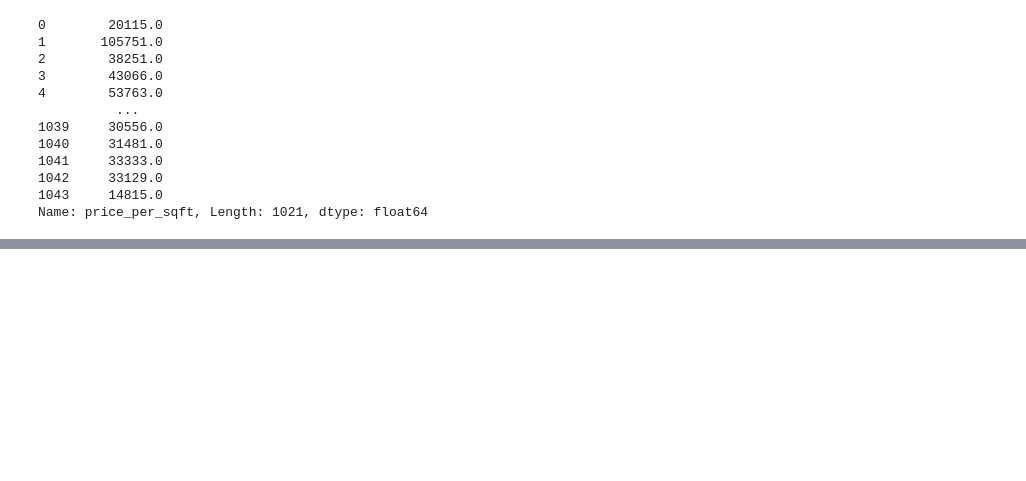
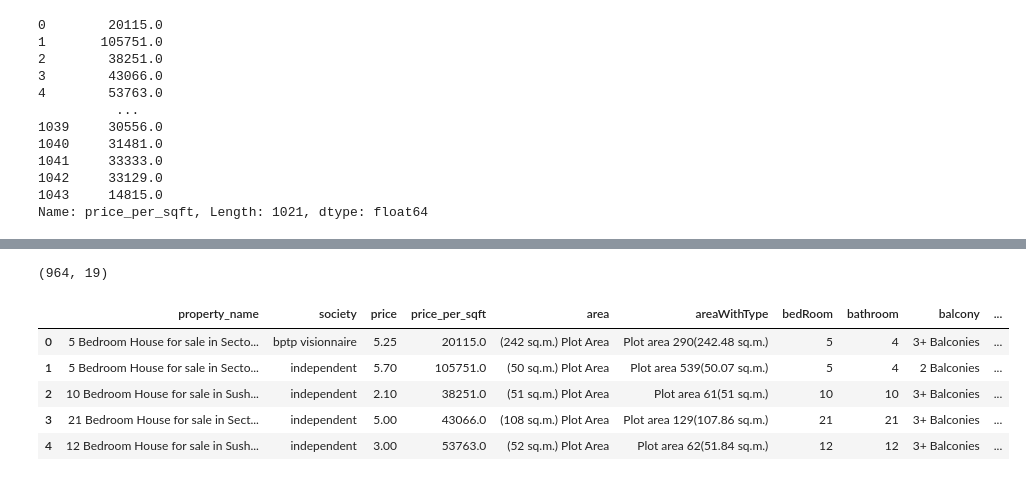
Before and after one commit to srinu-nayak/Real-Estate-House-Price-Prediction, a Jupyter notebook: data-preprocessing-houses.ipynb, the cells around one changed output, grey strips where cells are left out. Saved outputs shown, nothing was run; the diff lists cells and outputs as text; code cells hidden in the pictures; blank space fills up the shorter version.

Commit message:
cleaned bedroom and bathroom columns

```diff
--- a/data-preprocessing-houses.ipynb
+++ b/data-preprocessing-houses.ipynb
@@ -139,0 +155,18 @@ Name: price_per_sqft, Length: 1021, dtype: float64
+# %%
+df = df[~df['bedRoom'].isnull()]
+# %%
+df.shape
+# %% [output]
+(964, 19)
+# %%
+df['bedRoom'] = df['bedRoom'].str.split().str.get(0).astype('int')
+# %%
+df.head()
+df['bathroom'] = df['bathroom'].str.split().str.get(0).astype('int')
+# %% [output]
+|  | property_name | society | price | price_per_sqft | area | areaWithType | bedRoom | bathroom | balcony | ... |
+| 0 | 5 Bedroom House for sale in Secto... | bptp visionnaire | 5.25 | 20115.0 | (242 sq.m.) Plot Area | Plot area 290(242.48 sq.m.) | 5 | 4 | 3+ Balconies | ... |
+| 1 | 5 Bedroom House for sale in Secto... | independent | 5.70 | 105751.0 | (50 sq.m.) Plot Area | Plot area 539(50.07 sq.m.) | 5 | 4 | 2 Balconies | ... |
+| 2 | 10 Bedroom House for sale in Sush... | independent | 2.10 | 38251.0 | (51 sq.m.) Plot Area | Plot area 61(51 sq.m.) | 10 | 10 | 3+ Balconies | ... |
+| 3 | 21 Bedroom House for sale in Sect... | independent | 5.00 | 43066.0 | (108 sq.m.) Plot Area | Plot area 129(107.86 sq.m.) | 21 | 21 | 3+ Balconies | ... |
+| 4 | 12 Bedroom House for sale in Sush... | independent | 3.00 | 53763.0 | (52 sq.m.) Plot Area | Plot area 62(51.84 sq.m.) | 12 | 12 | 3+ Balconies | ... |
```
Also changed, not shown: parts of 2 cells of this notebook.
